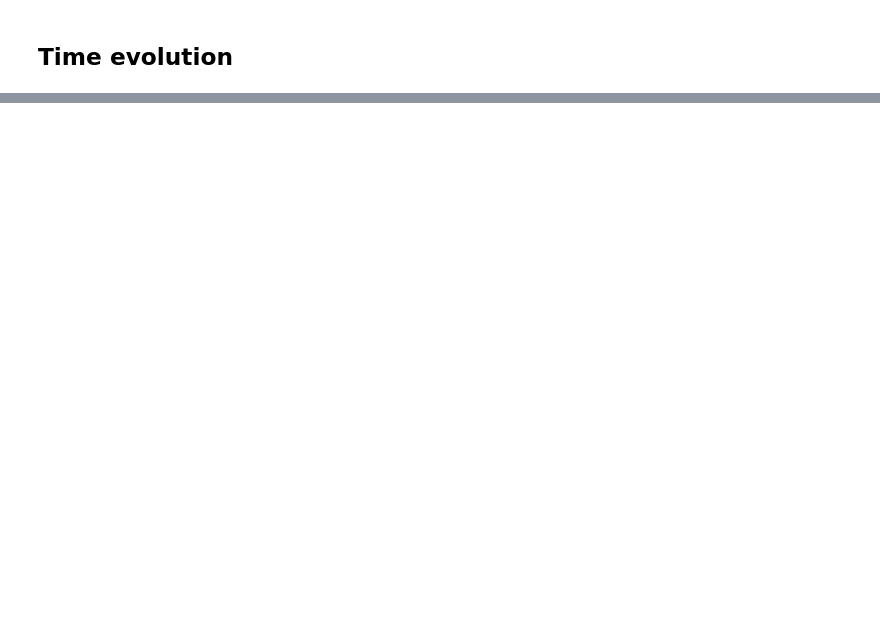
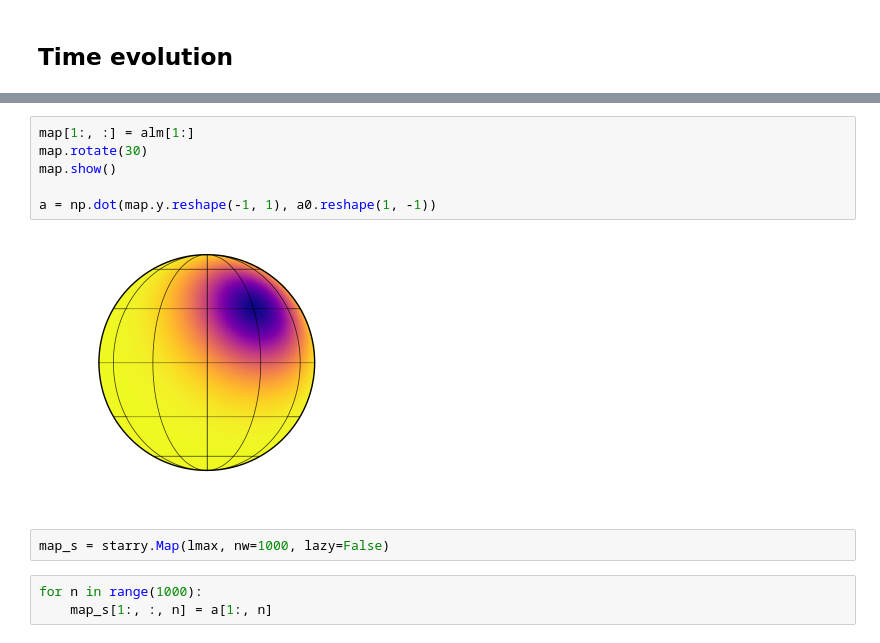
Before and after one commit to rodluger/paparazzi, a Jupyter notebook: tex/proofs/RigidRotator.ipynb, the cells around one changed output, grey strips where cells are left out. Cells and saved outputs as stored; diff of their text form; blank space fills up the shorter version.

```diff
--- a/tex/proofs/RigidRotator.ipynb
+++ b/tex/proofs/RigidRotator.ipynb
@@ -160,0 +193,13 @@ for t in range(nt):
+# %%
+map[1:, :] = alm[1:]
+map.rotate(30)
+map.show()
+
+a = np.dot(map.y.reshape(-1, 1), a0.reshape(1, -1))
+# %% [output]
+[figure, added]
+# %%
+map_s = starry.Map(lmax, nw=1000, lazy=False)
+# %%
+for n in range(1000):
+    map_s[1:, :, n] = a[1:, n]
```
Also changed, not shown: parts of 9 cells of this notebook, 4 other files.
